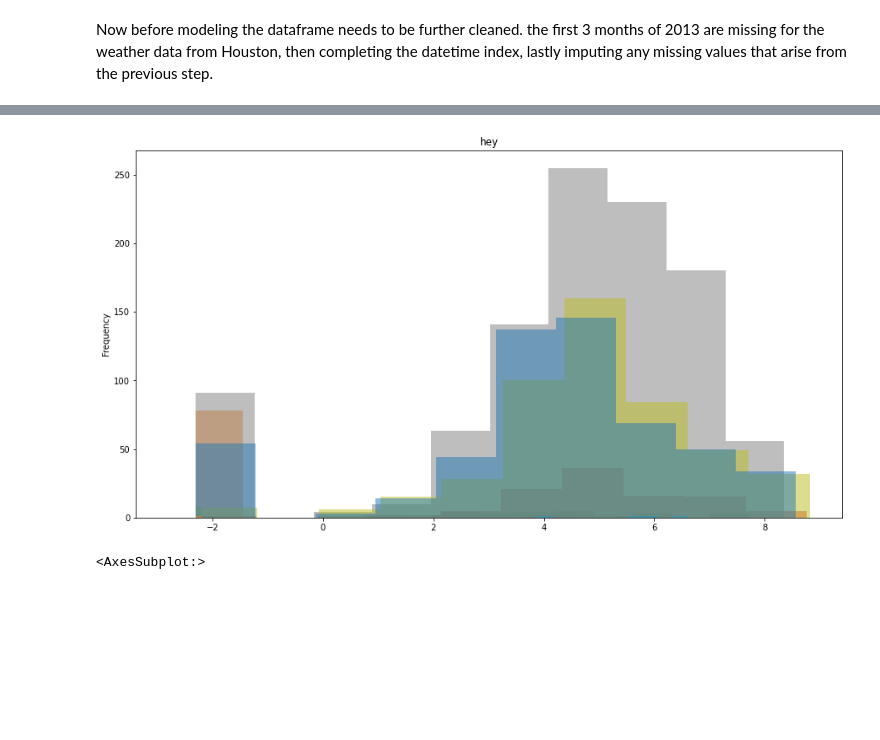
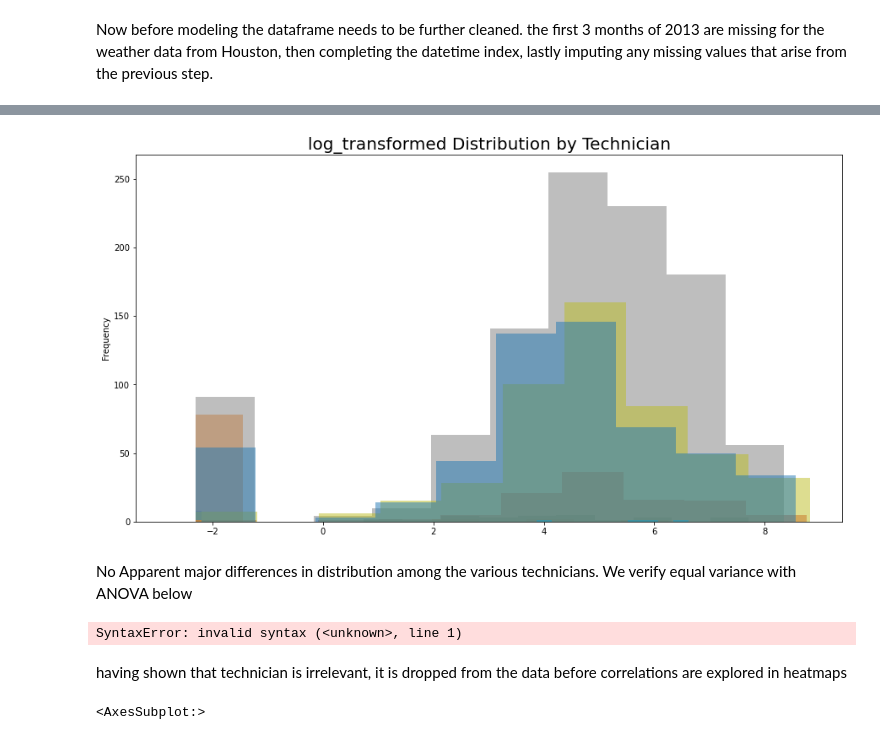
Before and after one commit to nikennedy/pollen_forecasting, a Jupyter notebook: final_notebook.ipynb, the cells around one changed output, grey strips where cells are left out. Cells and saved outputs as stored; diff of their text form; code cells hidden in the pictures; blank space fills up the shorter version.

```diff
--- a/final_notebook.ipynb
+++ b/final_notebook.ipynb
@@ -191,6 +198,6 @@ for lvl in ['high', 'very_high', 'super_high']:
 # %%
 for tech in set(master_df['Tech.'].values):
     if tech != 'off':
-        ax = main_df[master_df['Tech.']==tech]['pollen_weighted'].plot(kind='hist', alpha=0.5, figsize=(15,8))
-    ax.set_title('hey')
+        ax = main_df[master_df['Tech.']==tech]['pollen_weighted'].plot(kind='hist', alpha=0.5, figsize=(15,8), fontsize=12)
+    ax.set_title('Pollen Count Distribution by technician', size=20)
 # %% [output]
@@ -198,8 +205,18 @@ for tech in set(master_df['Tech.'].values):
 # %%
 for tech in set(master_df['Tech.'].values):
     if tech != 'off':
         ax = np.log(main_df[master_df['Tech.']==tech]['pollen_weighted']+0.1).plot(kind='hist', alpha=0.5, figsize=(15,8))
-    ax.set_title('hey')
+    ax.set_title('log_transformed Distribution by Technician', size = 20)
 # %% [output]
-[figure, old version]
+[figure, new version]
+# %% [markdown]
+No Apparent major differences in distribution among the various technicians. We verify equal variance with ANOVA below
+# %%
+formula = 'log_pollen ~ Tech.'
+lm = ols(formula, main_df).fit()
+sm.stats.anova_lm(lm)
+# %% [output]
+SyntaxError: invalid syntax (<unknown>, line 1)
+# %% [markdown]
+having shown that technician is irrelevant, it is dropped from the data before correlations are explored in heatmaps
 # %%
```
Also changed, not shown: parts of 25 cells of this notebook.
